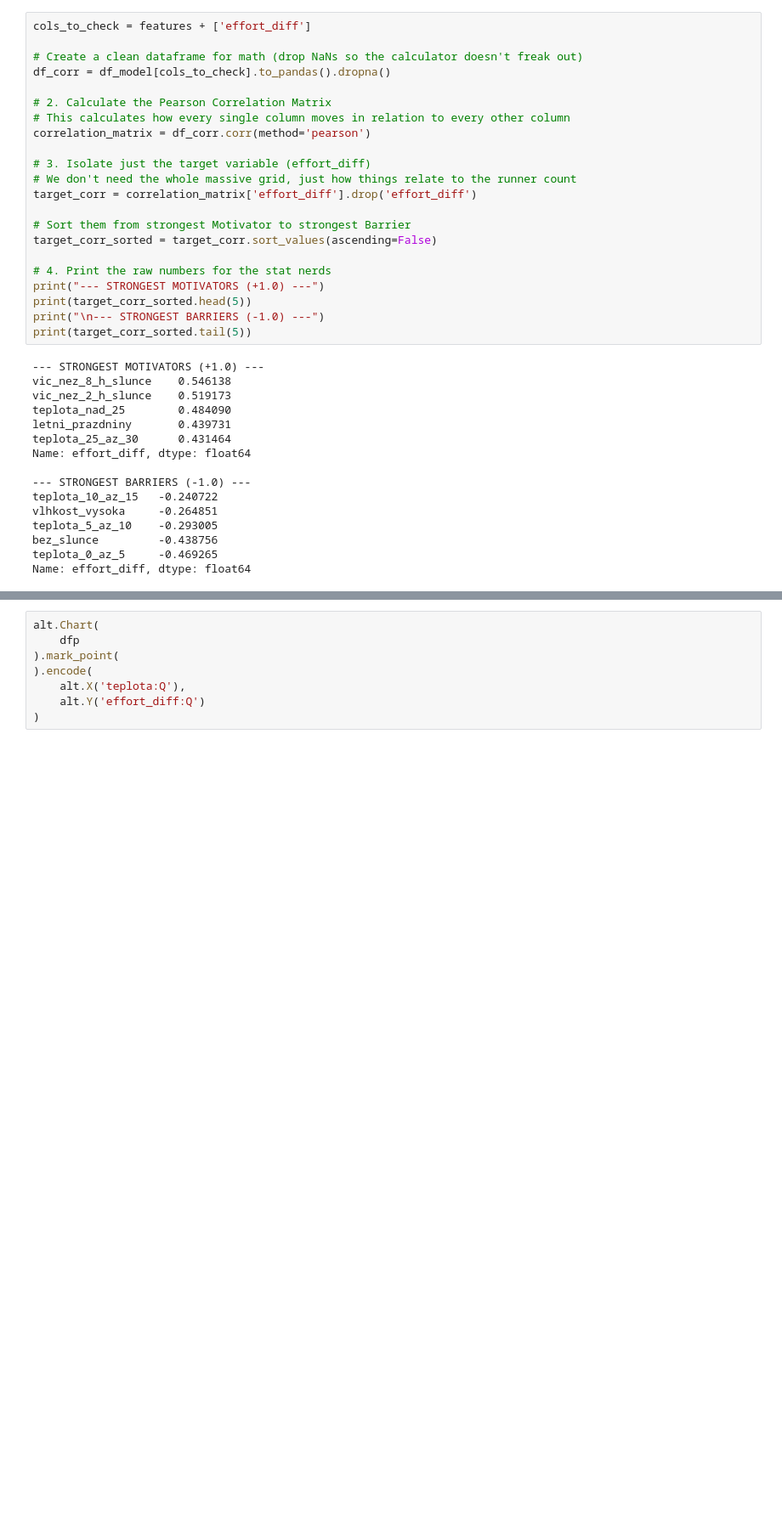
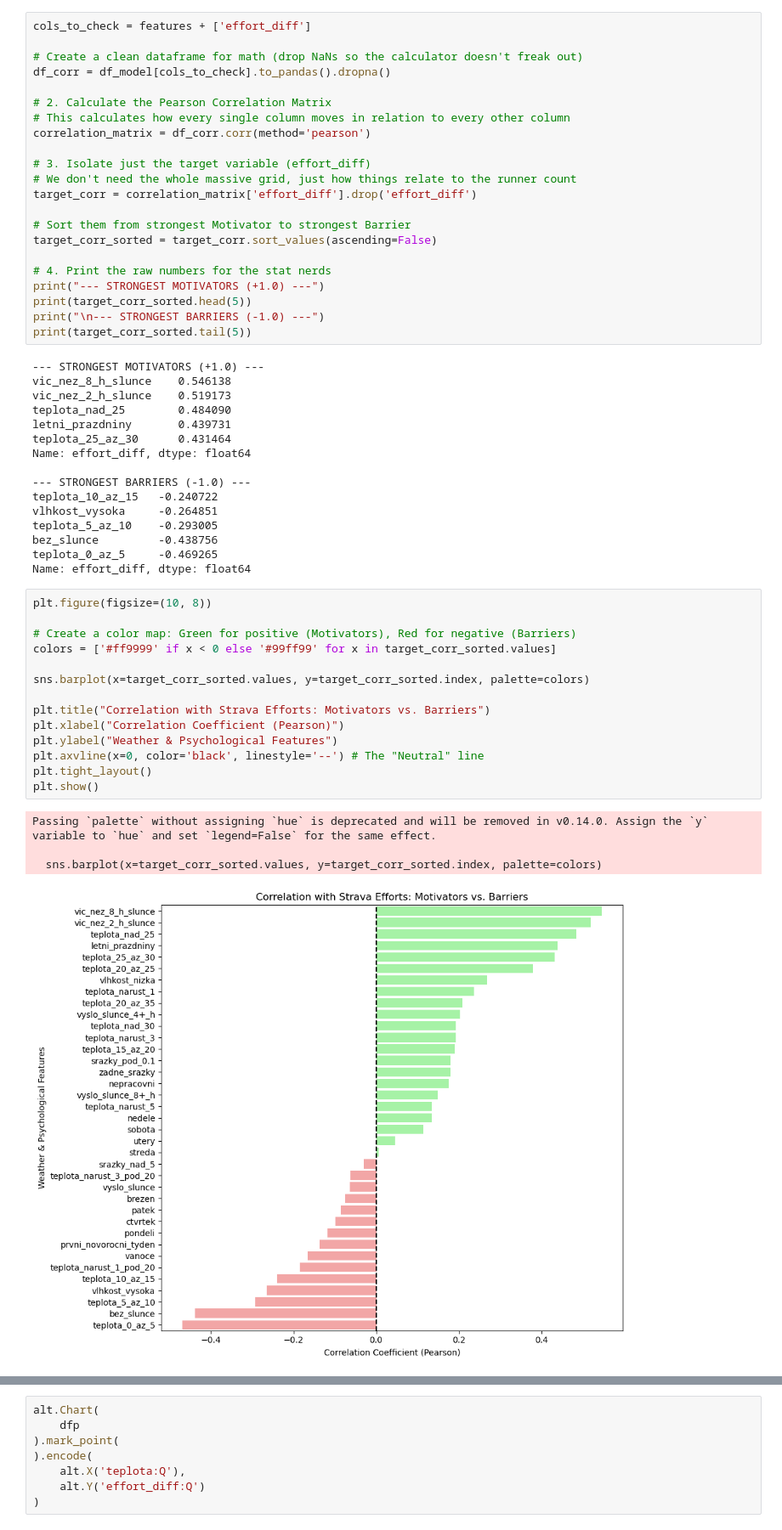
Before and after one commit to DataRozhlas/strava, a Jupyter notebook: 105_co_laka_jezdit_na_kole.ipynb, the cells around one changed output, grey strips where cells are left out. Shown at 85% size. Drawn from its saved outputs; the diff is of its cells as text; blank space fills up the shorter version.

```diff
--- a/105_co_laka_jezdit_na_kole.ipynb
+++ b/105_co_laka_jezdit_na_kole.ipynb
@@ -383,6 +384,25 @@ teplota_5_az_10    -0.293005
 bez_slunce         -0.438756
 teplota_0_az_5     -0.469265
 Name: effort_diff, dtype: float64
+# %%
+plt.figure(figsize=(10, 8))
+
+# Create a color map: Green for positive (Motivators), Red for negative (Barriers)
+colors = ['#ff9999' if x < 0 else '#99ff99' for x in target_corr_sorted.values]
+
+sns.barplot(x=target_corr_sorted.values, y=target_corr_sorted.index, palette=colors)
+
+plt.title("Correlation with Strava Efforts: Motivators vs. Barriers")
+plt.xlabel("Correlation Coefficient (Pearson)")
+plt.ylabel("Weather & Psychological Features")
+plt.axvline(x=0, color='black', linestyle='--') # The "Neutral" line
+plt.tight_layout()
+plt.show()
+# %% [output]
+Passing `palette` without assigning `hue` is deprecated and will be removed in v0.14.0. Assign the `y` variable to `hue` and set `legend=False` for the same effect.
+
+  sns.barplot(x=target_corr_sorted.values, y=target_corr_sorted.index, palette=colors)
+[figure, added]
 # %%
 korelace_graf = pl.concat(
     [
```
Also changed, not shown: parts of 5 cells of this notebook, 11 other files.
